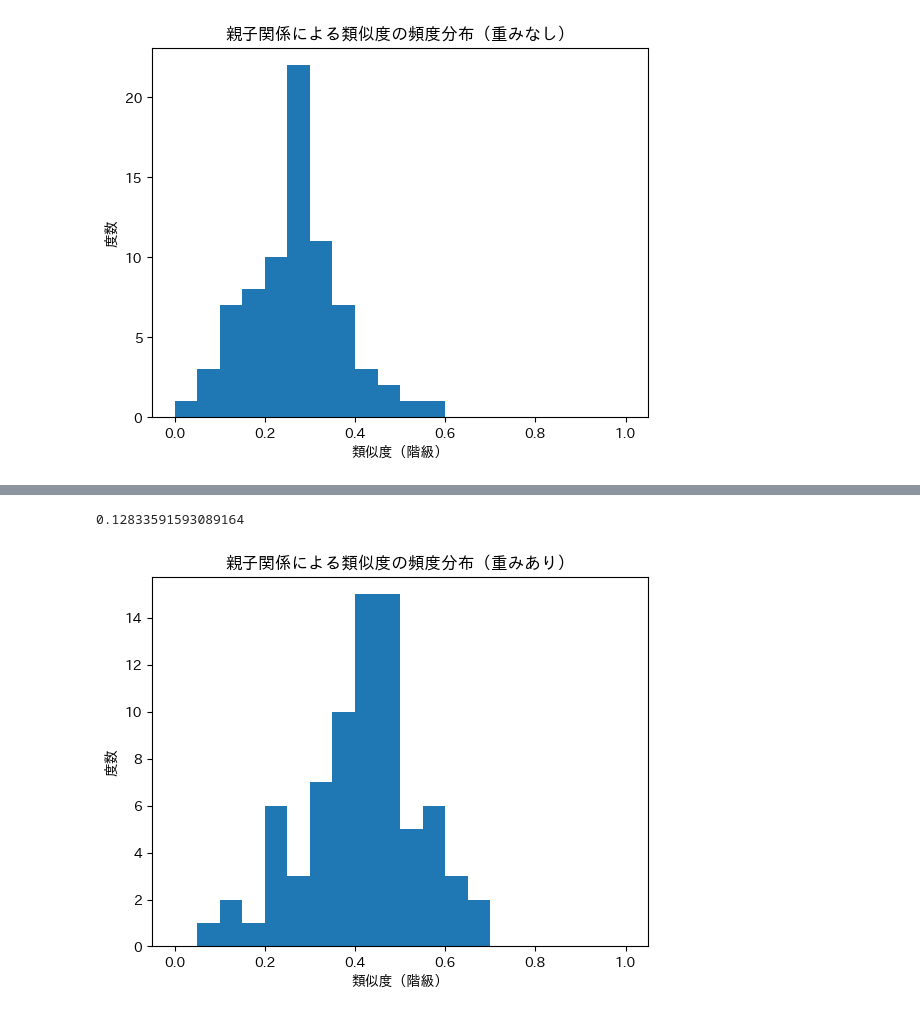
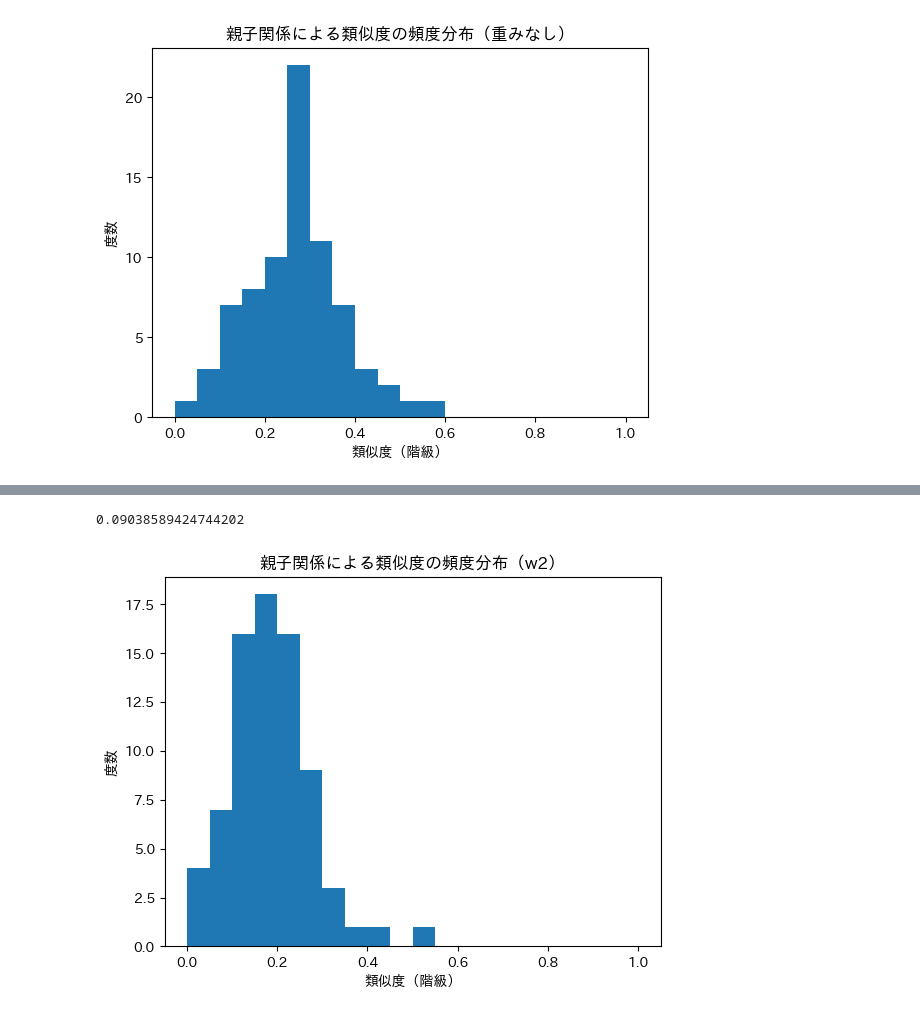
Before and after one commit to tsubasasugawara/lyrics_melody_analyzer, a Jupyter notebook: notebooks/method_comparison.ipynb, the cells around one changed output, grey strips where cells are left out. Saved outputs shown, nothing was run; the diff lists cells and outputs as text; code cells hidden in the pictures.

```diff
--- a/notebooks/method_comparison.ipynb
+++ b/notebooks/method_comparison.ipynb
@@ -55,11 +66,11 @@ histplot(rates, title="単語の一致率の頻度分布（重みなし）", xla
 # %%
-df1 = pd.read_csv("csv/GReeeeN_tspc_w1_20231119.csv")
-df2 = pd.read_csv("csv/ヨルシカ_tspc_w1_20231119.csv")
+df1 = pd.read_csv("csv/GReeeeN_tspc_w2_20231119.csv")
+df2 = pd.read_csv("csv/ヨルシカ_tspc_w2_20231119.csv")
 data = pd.concat([df1, df2])
 rates = pd.concat([data.numerator_A / data.denominator_A, data.numerator_S / data.denominator_S], axis=0)
 
 print(calc_stddev(rates))
-histplot(rates, title="親子関係による類似度の頻度分布（重みあり）", xlabel="類似度（階級）")
+histplot(rates, title="親子関係による類似度の頻度分布（w2）", xlabel="類似度（階級）")
 # %% [output]
-0.12833591593089164
+0.09038589424744202
-[figure, old version]
+[figure, new version]
```
Also changed, not shown: parts of 5 cells of this notebook, 12 other files.
